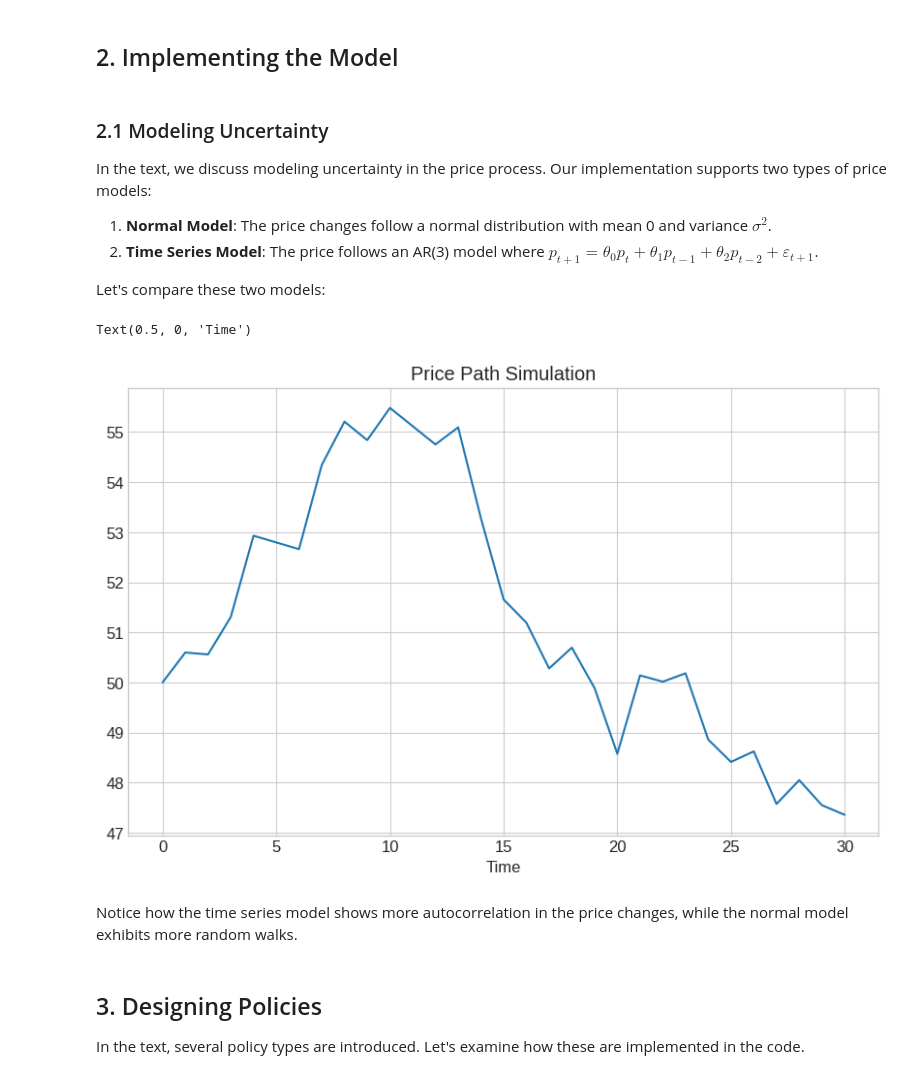
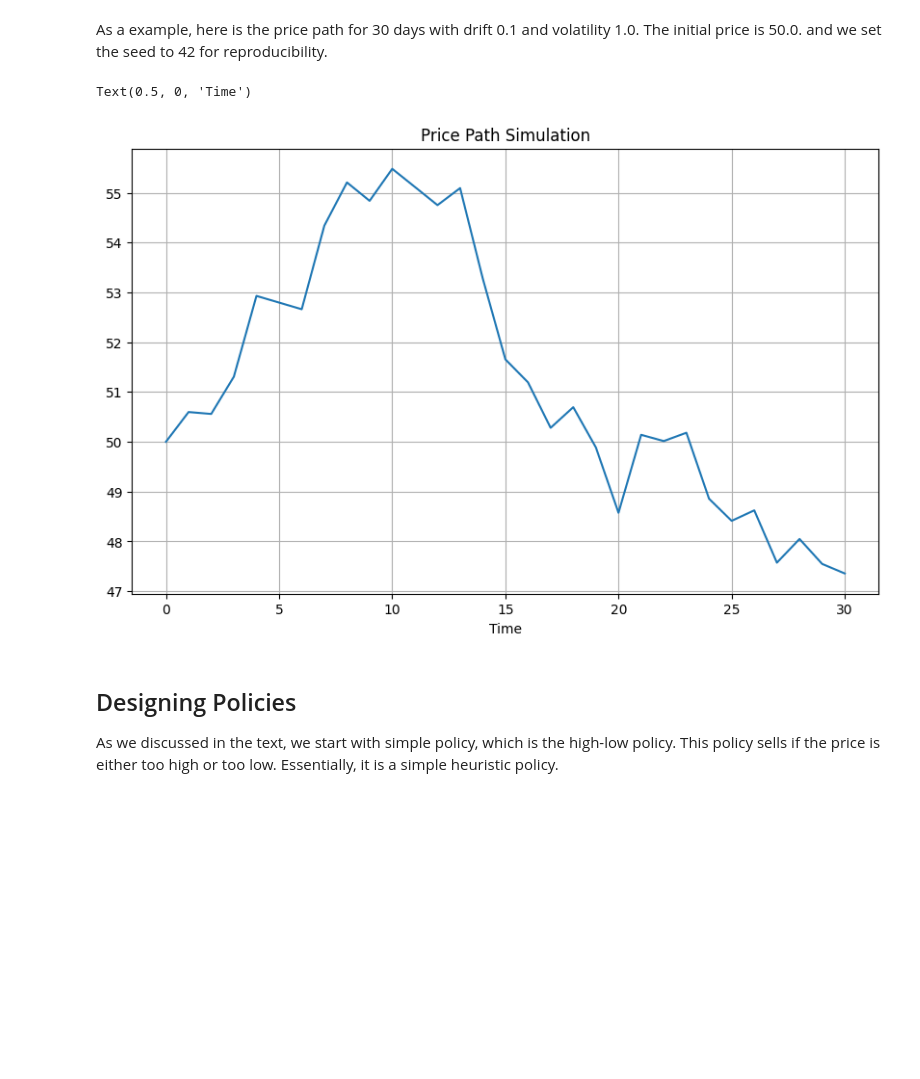
Before and after one commit to Peymankor/Applied-Reinforcement-Learning-Bootcamp, a Jupyter notebook: 01-Fundamentals-of-Sequential-Decision-Making/SDA_Asset_Selling/01_Asset_Selling_Problem_Implementation.ipynb, the cells around one changed output. Cells and saved outputs as stored; diff of their text form; code cells hidden in the pictures; blank space fills up the shorter version.

```diff
--- a/01-Fundamentals-of-Sequential-Decision-Making/SDA_Asset_Selling/01_Asset_Selling_Problem_Implementation.ipynb
+++ b/01-Fundamentals-of-Sequential-Decision-Making/SDA_Asset_Selling/01_Asset_Selling_Problem_Implementation.ipynb
@@ -12,13 +113,6 @@ We'll implement this problem using the sequential decision making framework and
 # %%
-import sys
-import os
 import numpy as np
 import matplotlib.pyplot as plt
-import pandas as pd
-from IPython.display import display, Markdown
-
-
-# Set some plotting parameters
-plt.style.use('seaborn-v0_8-whitegrid')
-plt.rcParams['figure.figsize'] = (12, 6)
-plt.rcParams['font.size'] = 12
+plt.rcParams['figure.figsize'] = [10, 6]
+# Set default grid for all future plots
+plt.rcParams['axes.grid'] = True
@@ -79,14 +119,3 @@ Since $x_t = 0$ until we sell our asset, at which point $x_t = 1$, this will hap
-# %% [markdown]
-## 2. Implementing the Model
-# %% [markdown]
-### 2.1 Modeling Uncertainty
-
-In the text, we discuss modeling uncertainty in the price process. Our implementation supports two types of price models:
-
-1. **Normal Model**: The price changes follow a normal distribution with mean 0 and variance $\sigma^2$.
-2. **Time Series Model**: The price follows an AR(3) model where $p_{t+1} = \theta_0 p_t + \theta_1 p_{t-1} + \theta_2 p_{t-2} + \varepsilon_{t+1}$.
-
-Let's compare these two models:
 # %%
 def generate_price_path(time_horizon, initial_price, drift, volatility):
     """
@@ -118,36 +147,32 @@ def generate_price_path(time_horizon, initial_price, drift, volatility):
         prices[t+1] = prices[t] + np.random.normal(loc=drift, scale=volatility)
 
     return prices
+# %% [markdown]
+As a example, here is the price path for 30 days with drift 0.1 and volatility 1.0. The initial price is 50.0. and we set the seed to 42 for reproducibility.
 # %%
-# --- 1. Model Parameters and Price Process Simulation ---
-
-# Set a seed for reproducibility
 np.random.seed(42)
 
 # Simulation Parameters
 T = 30       # Time horizon (number of periods to potentially hold)
 p0 = 50.0    # Initial stock price
 mu = 0.1     # Mean of price *change* (as per text example)
 sigma = 1.0  # Standard deviation of price *change*
-
 
 test_prices = generate_price_path(time_horizon = T,
                                   initial_price = p0,
                                   drift = mu,
                                   volatility = sigma)
 
 # Plot the price path
 plt.figure(figsize=(10, 6))
 plt.plot(test_prices, label='Price Path')
 plt.title('Price Path Simulation')
-plt.xlabel('Time')
+plt.xlabel('Time (Days)')
 # %% [output]
 Text(0.5, 0, 'Time')
-[figure, old version]
+[figure, new version]
-# %% [markdown]
-Notice how the time series model shows more autocorrelation in the price changes, while the normal model exhibits more random walks.
-# %% [markdown]
-## 3. Designing Policies
-
-In the text, several policy types are introduced. Let's examine how these are implemented in the code.
+# %% [markdown]
+## Designing Policies
+
+As we discussed in the text, we start with simple policy, which is the high-low policy. This policy sells if the price is either too high or too low. Essentially, it is a simple heuristic policy.
 # %% [markdown]
```
Also changed, not shown: parts of 34 cells of this notebook, 4 other files.
